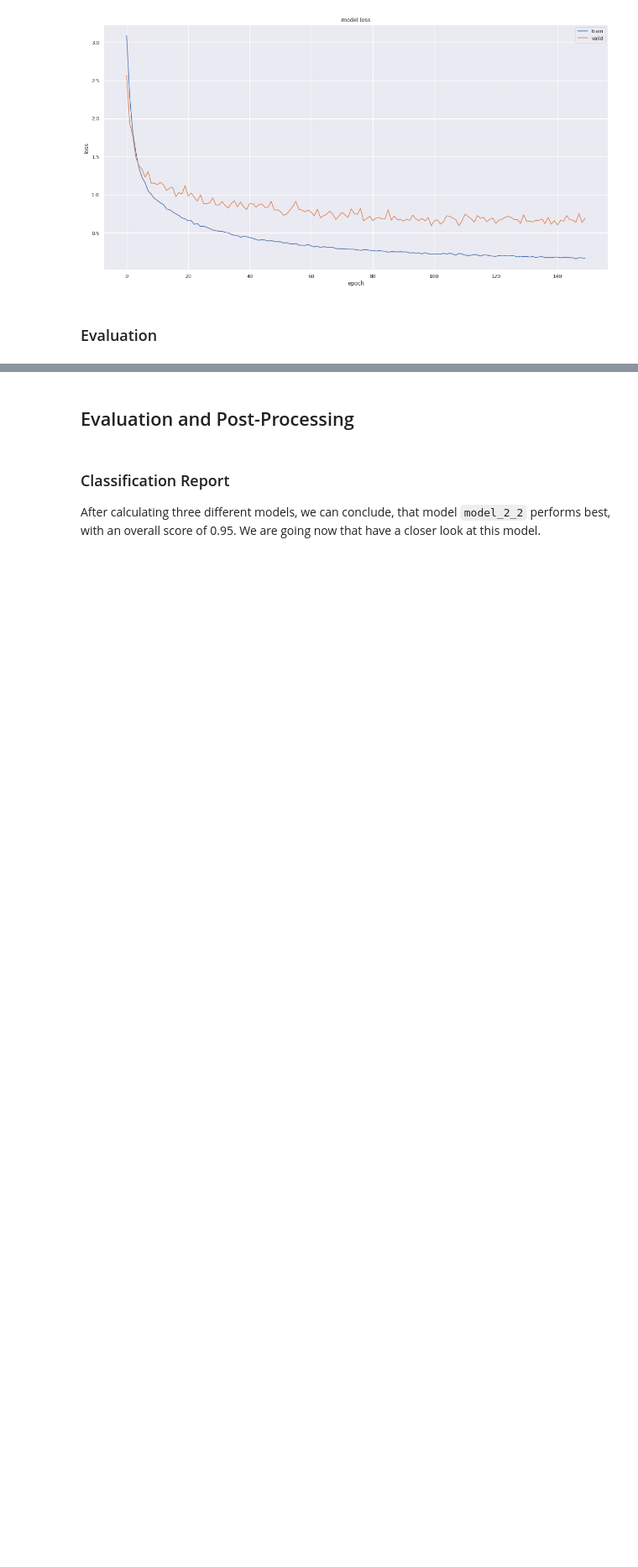
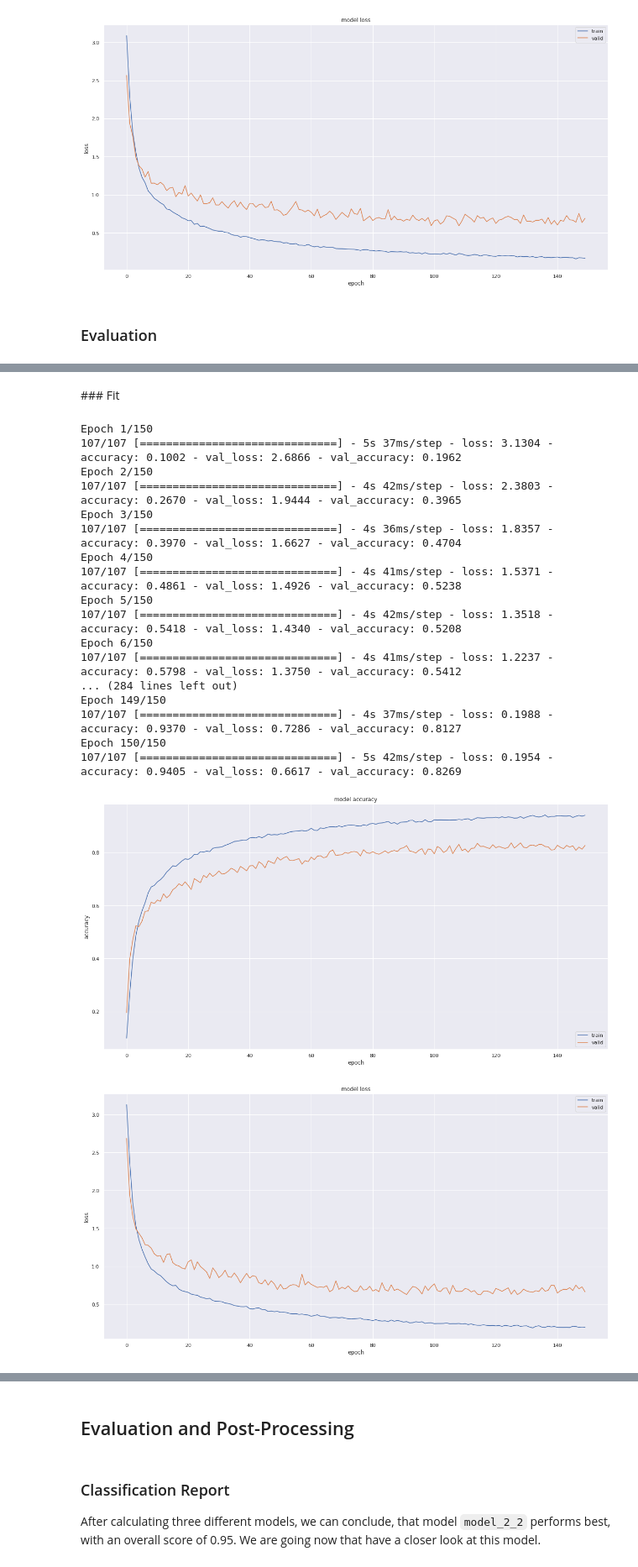
Before and after one commit to bernardo-cruz/DLV03_Project, a Jupyter notebook: arabic_mnist.ipynb, the cells around one changed output, grey strips where cells are left out. Shown at 84% size. Cells and saved outputs as stored; diff of their text form; code cells hidden in the pictures; blank space fills up the shorter version.

```diff
--- a/arabic_mnist.ipynb
+++ b/arabic_mnist.ipynb
@@ -852,0 +951,57 @@ test loss, test acc: [0.2142307609319687, 0.9541666507720947]
+# %% [markdown]
+### Fit
+# %%
+epochs = 150
+batch_size = 100
+
+train_generator = datagen.flow(
+    train_data,train_label, batch_size = batch_size, subset = 'training', shuffle = True, seed = 123)
+
+validation_generator = datagen.flow(
+    train_data,train_label, batch_size = batch_size, subset = 'validation', shuffle = True, seed = 123)
+
+datagen.fit(train_data)
+history = model_4.fit(
+    train_generator,
+    steps_per_epoch = len(train_data) * (1 - validation_split) // batch_size,
+    validation_data = validation_generator,
+    validation_steps = len(train_data) * validation_split // batch_size,
+    epochs = epochs,
+    callbacks = [tensorboard],
+)
+
+plt.plot(history.history['accuracy'])
+plt.plot(history.history['val_accuracy'])
+plt.title('model accuracy')
+plt.ylabel('accuracy')
+plt.xlabel('epoch')
+plt.legend(['train', 'valid'], loc='lower right')
+plt.show()
+
+plt.plot(history.history['loss'])
+plt.plot(history.history['val_loss'])
+plt.title('model loss')
+plt.ylabel('loss')
+plt.xlabel('epoch')
+plt.legend(['train', 'valid'], loc='upper right')
+plt.show()
+# %% [output]
+Epoch 1/150
+107/107 [==============================] - 5s 37ms/step - loss: 3.1304 - accuracy: 0.1002 - val_loss: 2.6866 - val_accuracy: 0.1962
+Epoch 2/150
+107/107 [==============================] - 4s 42ms/step - loss: 2.3803 - accuracy: 0.2670 - val_loss: 1.9444 - val_accuracy: 0.3965
+Epoch 3/150
+107/107 [==============================] - 4s 36ms/step - loss: 1.8357 - accuracy: 0.3970 - val_loss: 1.6627 - val_accuracy: 0.4704
+Epoch 4/150
+107/107 [==============================] - 4s 41ms/step - loss: 1.5371 - accuracy: 0.4861 - val_loss: 1.4926 - val_accuracy: 0.5238
+Epoch 5/150
+107/107 [==============================] - 4s 42ms/step - loss: 1.3518 - accuracy: 0.5418 - val_loss: 1.4340 - val_accuracy: 0.5208
+Epoch 6/150
+107/107 [==============================] - 4s 41ms/step - loss: 1.2237 - accuracy: 0.5798 - val_loss: 1.3750 - val_accuracy: 0.5412
+... (284 lines left out)
+Epoch 149/150
+107/107 [==============================] - 4s 37ms/step - loss: 0.1988 - accuracy: 0.9370 - val_loss: 0.7286 - val_accuracy: 0.8127
+Epoch 150/150
+107/107 [==============================] - 5s 42ms/step - loss: 0.1954 - accuracy: 0.9405 - val_loss: 0.6617 - val_accuracy: 0.8269
+[figure, added]
+[figure, added]
```
Also changed, not shown: parts of 12 cells of this notebook.
